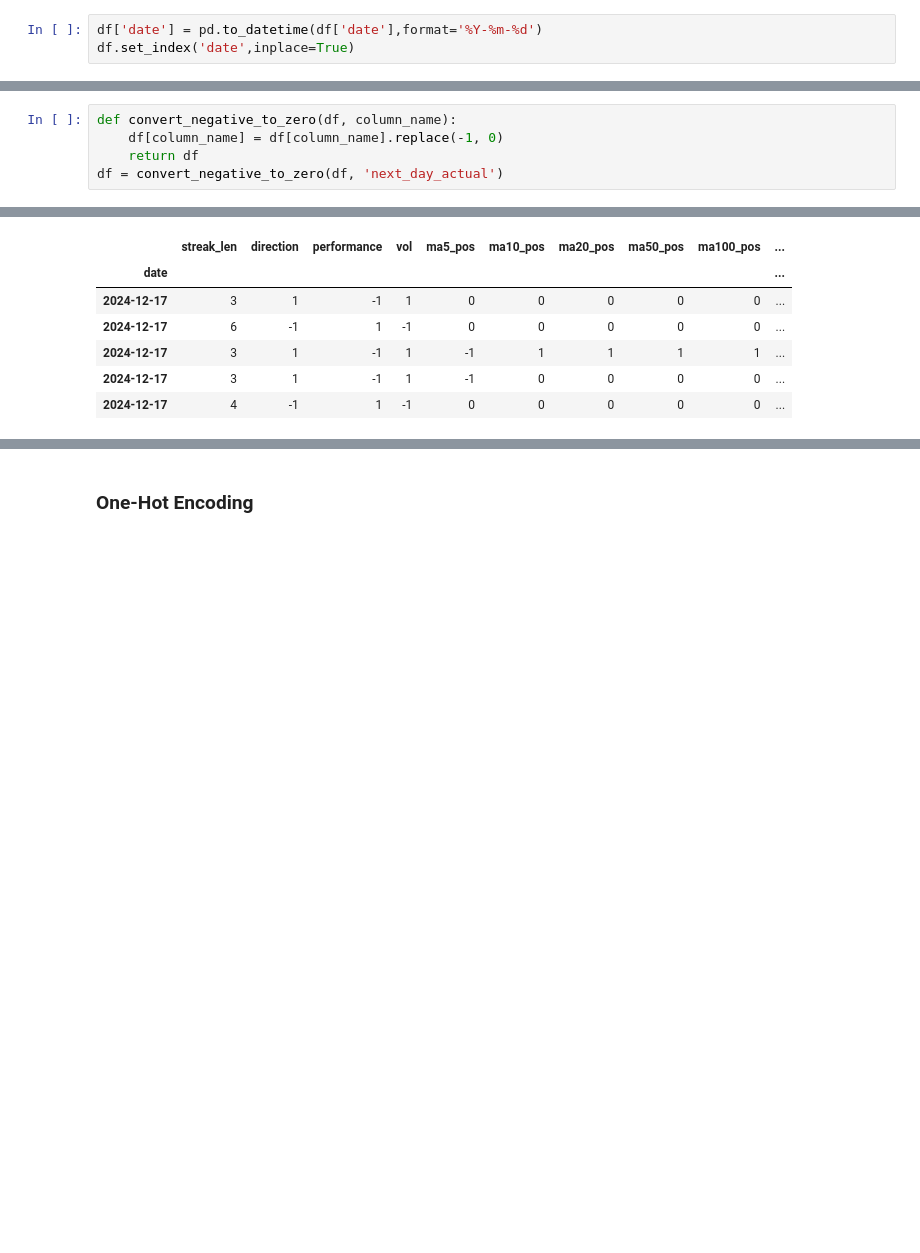
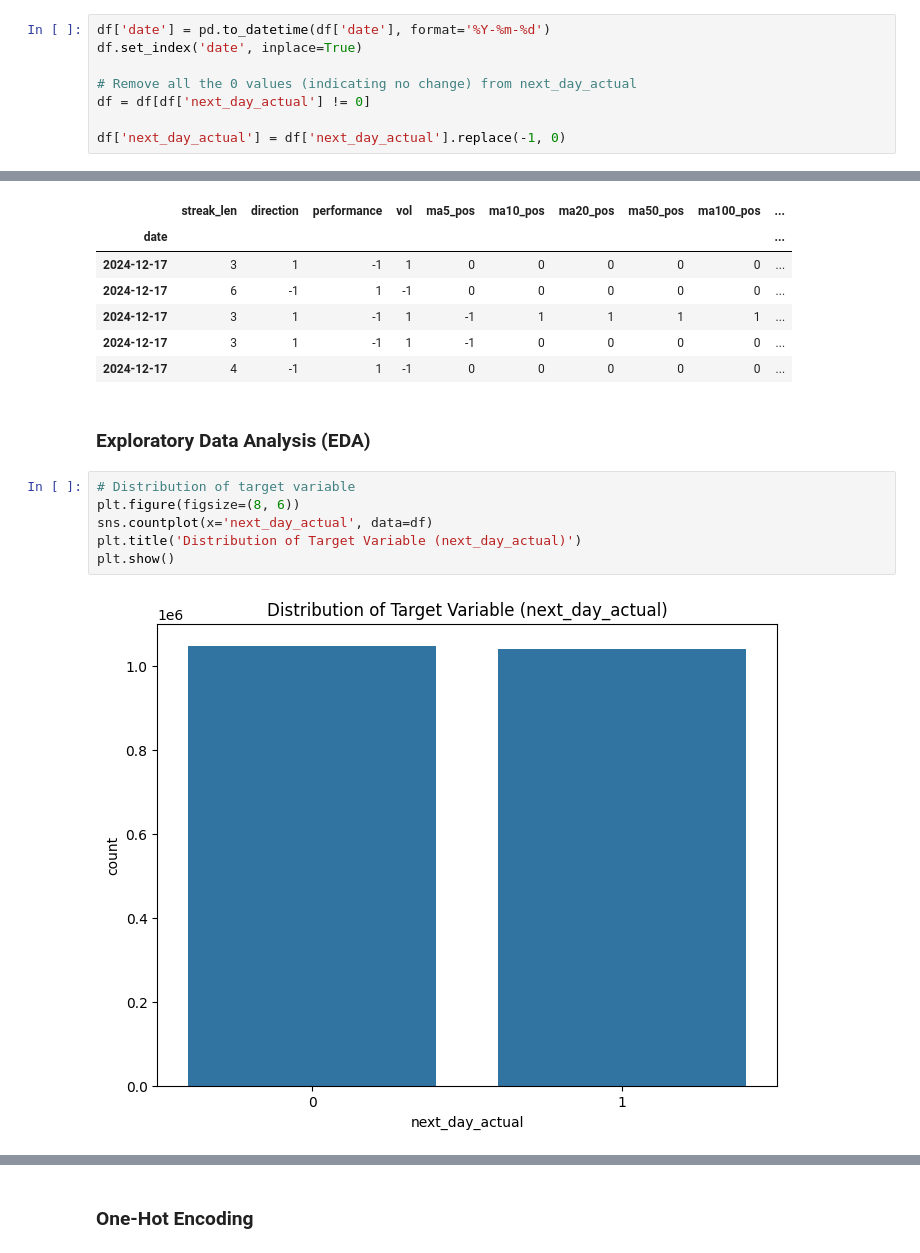
Before and after one commit to Coop04/Stock-Prediction, a Jupyter notebook: NasdaqData/JAN2025/nasdaq_bool_jan_2025_xg.ipynb, the cells around one changed output, grey strips where cells are left out. Drawn from its saved outputs; the diff is of its cells as text; blank space fills up the shorter version.

```diff
--- a/NasdaqData/JAN2025/nasdaq_bool_jan_2025_xg.ipynb
+++ b/NasdaqData/JAN2025/nasdaq_bool_jan_2025_xg.ipynb
@@ -19,3 +27,8 @@ import seaborn as sns
 # %%
-df['date'] = pd.to_datetime(df['date'],format='%Y-%m-%d')
-df.set_index('date',inplace=True)
+df['date'] = pd.to_datetime(df['date'], format='%Y-%m-%d')
+df.set_index('date', inplace=True)
+
+# Remove all the 0 values (indicating no change) from next_day_actual
+df = df[df['next_day_actual'] != 0]
+
+df['next_day_actual'] = df['next_day_actual'].replace(-1, 0)
@@ -25,8 +35,3 @@ df = df[df['next_day_actual'] != 0]
-# %%
-def convert_negative_to_zero(df, column_name):
-    df[column_name] = df[column_name].replace(-1, 0)
-    return df
-df = convert_negative_to_zero(df, 'next_day_actual')
 # %%
 df['next_day_actual'].unique()
 # %% [output]
@@ -63,3 +68,13 @@ df.head()
 | 2024-12-17 | 3 | 1 | -1 | 1 | -1 | 1 | 1 | 1 | 1 | ... |
 | 2024-12-17 | 3 | 1 | -1 | 1 | -1 | 0 | 0 | 0 | 0 | ... |
 | 2024-12-17 | 4 | -1 | 1 | -1 | 0 | 0 | 0 | 0 | 0 | ... |
+# %% [markdown]
+### Exploratory Data Analysis (EDA)
+# %%
+# Distribution of target variable
+plt.figure(figsize=(8, 6))
+sns.countplot(x='next_day_actual', data=df)
+plt.title('Distribution of Target Variable (next_day_actual)')
+plt.show()
+# %% [output]
+[figure, added]
```
Also changed, not shown: parts of 48 cells of this notebook, 2 other files.
